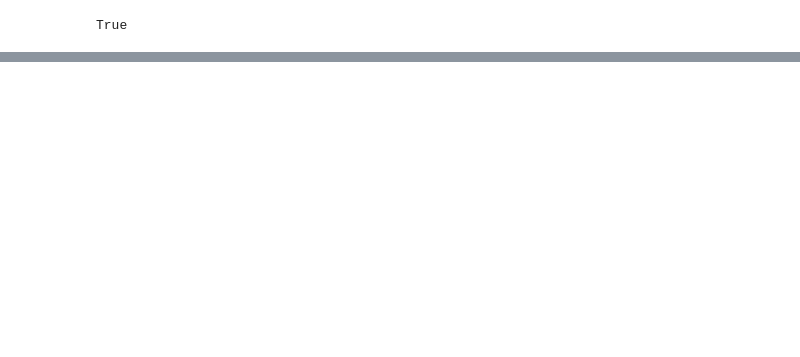
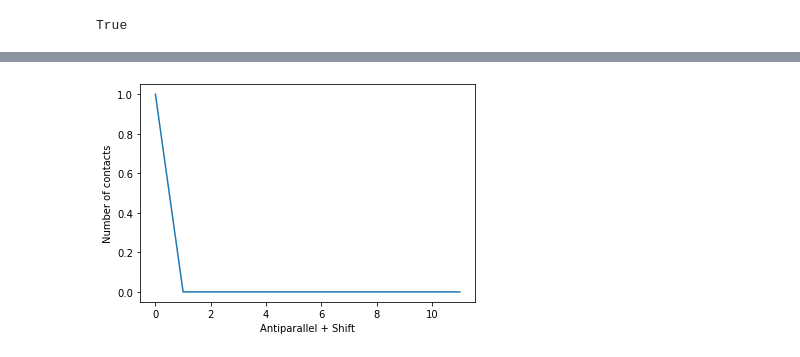
Before and after one commit to lillux/morphoscanner, a Jupyter notebook: sap_analysis.ipynb, the cells around one changed output, grey strips where cells are left out. Drawn from its saved outputs; the diff is of its cells as text; code cells hidden in the pictures; blank space fills up the shorter version.

```diff
--- a/sap_analysis.ipynb
+++ b/sap_analysis.ipynb
@@ -3806,0 +3891,4 @@ a = shift_profile[50]
+# %%
+trj.plot_shift_antiparallel_positive(150)
+# %% [output]
+[figure, added]
```
Also changed, not shown: parts of 33 cells of this notebook, 2 other files.
